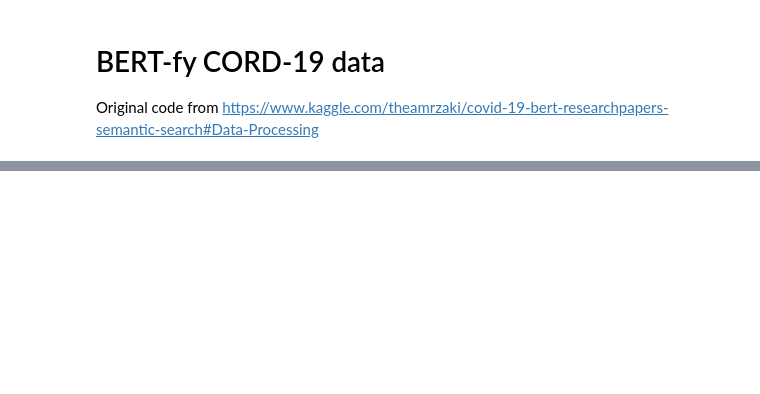
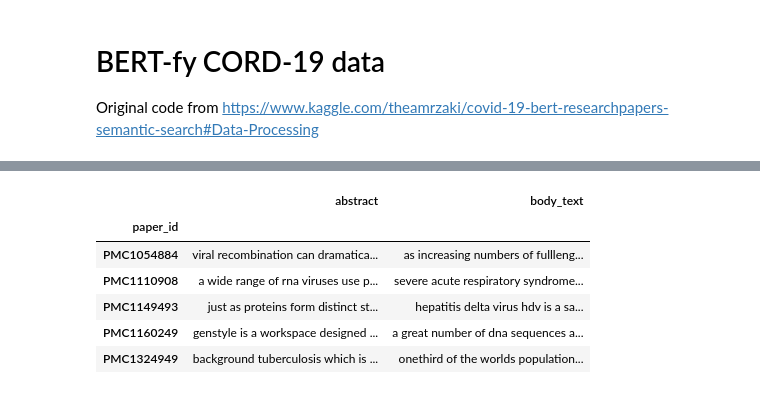
Before and after one commit to ShutDownMan/CovidMap, a Jupyter notebook: notebooks/BERT-fy.ipynb, the cells around one changed output, grey strips where cells are left out. Drawn from its saved outputs; the diff is of its cells as text; code cells hidden in the pictures; blank space fills up the shorter version.

```diff
--- a/notebooks/BERT-fy.ipynb
+++ b/notebooks/BERT-fy.ipynb
@@ -213,13 +246,21 @@ df_covid.head(1)
 # %%
 import dask.dataframe as dd
 
-df_covid = dd.read_csv(f'{root_path}/df_covid_preprocessed.csv')
+df_covid = dd.read_csv(f'{data_path}/df_covid_preprocessed.csv').set_index('paper_id')
 
-df_covid = df_covid.drop(
-    ["authors", "journal", "Unnamed: 0", "Unnamed: 0.1"], axis=1)
+# df_covid = df_covid.drop(
+#     ["Unnamed: 0", "authors", "journal"], axis=1)
 
 
 df_covid['body_text'] = df_covid['body_text'].astype(str)
 df_covid['abstract'] = df_covid['abstract'].astype(str)
 
-df_covid.head(5)
+df_covid.head()
+# %% [output]
+|  | abstract | body_text |
+| paper_id |  |  |
+| PMC1054884 | viral recombination can dramatica... | as increasing numbers of fullleng... |
+| PMC1110908 | a wide range of rna viruses use p... | severe acute respiratory syndrome... |
+| PMC1149493 | just as proteins form distinct st... | hepatitis delta virus hdv is a sa... |
+| PMC1160249 | genstyle is a workspace designed ... | a great number of dna sequences a... |
+| PMC1324949 | background tuberculosis which is ... | onethird of the worlds population... |
```
Also changed, not shown: parts of 22 cells of this notebook, 1 other file.
